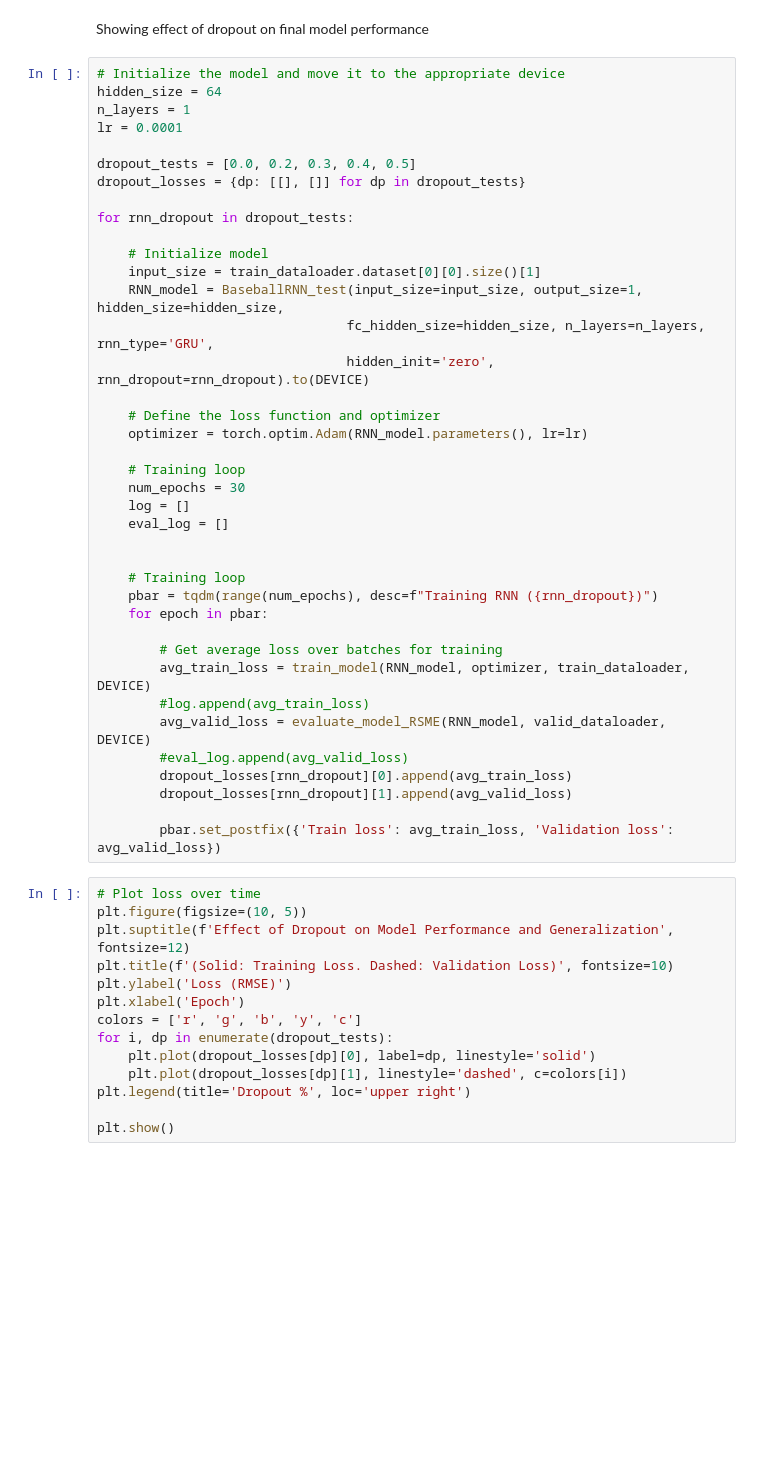
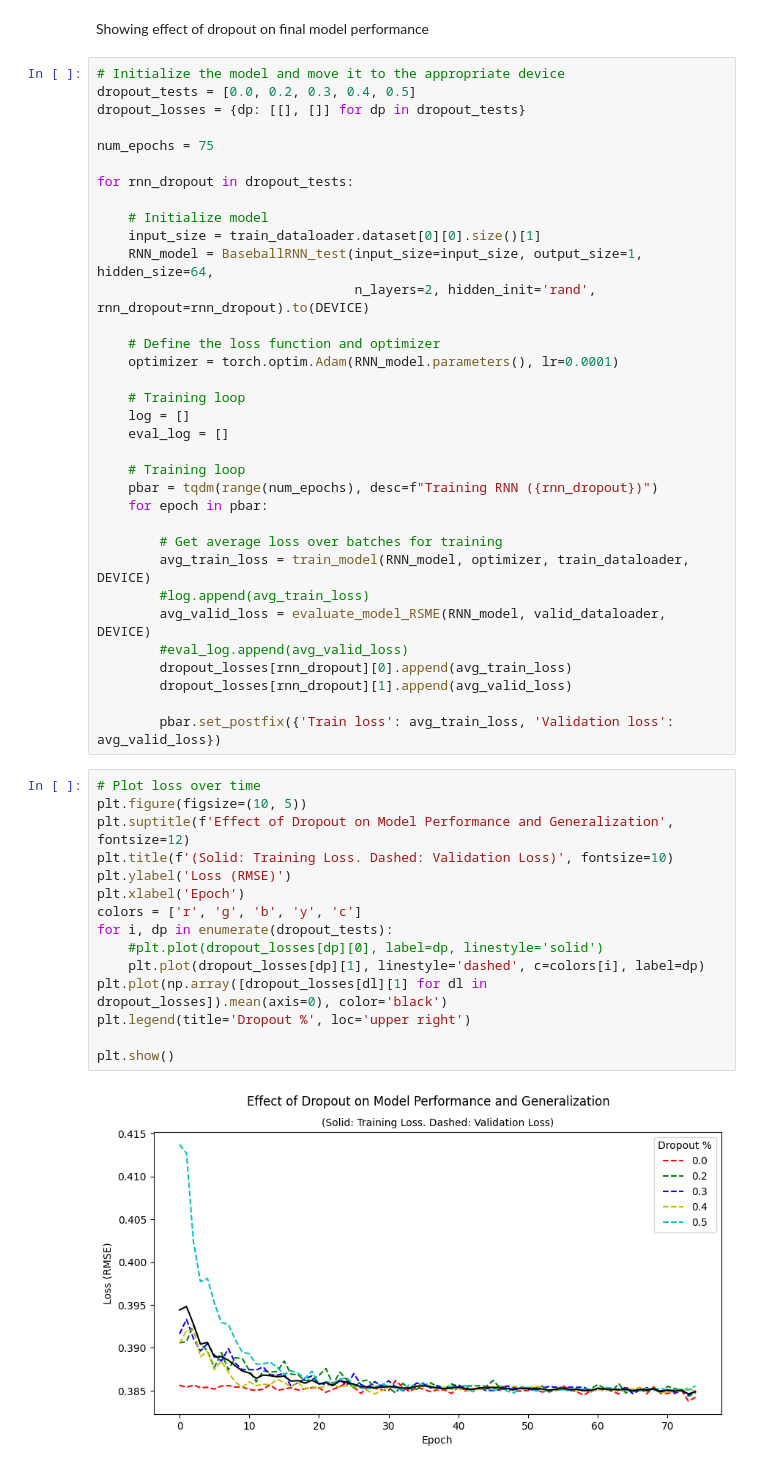
Before and after one commit to zybecker/DS-5500, a Jupyter notebook: RNN_Model/NN_hyperparameter_tuning.ipynb, the cells around one changed output. Cells and saved outputs as stored; diff of their text form; blank space fills up the shorter version.

```diff
--- a/RNN_Model/RNN_hyperparameter_tuning.ipynb
+++ b/RNN_Model/NN_hyperparameter_tuning.ipynb
@@ -490,29 +489,24 @@ evaluate_results(results_rnn, n_best=6)
 Showing effect of dropout on final model performance
 # %%
 # Initialize the model and move it to the appropriate device
-hidden_size = 64
-n_layers = 1
-lr = 0.0001
-
 dropout_tests = [0.0, 0.2, 0.3, 0.4, 0.5]
 dropout_losses = {dp: [[], []] for dp in dropout_tests}
+
+num_epochs = 75
 
 for rnn_dropout in dropout_tests:
 
     # Initialize model
     input_size = train_dataloader.dataset[0][0].size()[1]
-    RNN_model = BaseballRNN_test(input_size=input_size, output_size=1, hidden_size=hidden_size,
-                                fc_hidden_size=hidden_size, n_layers=n_layers, rnn_type='GRU',
-                                hidden_init='zero', rnn_dropout=rnn_dropout).to(DEVICE)
+    RNN_model = BaseballRNN_test(input_size=input_size, output_size=1, hidden_size=64,
+                                 n_layers=2, hidden_init='rand', rnn_dropout=rnn_dropout).to(DEVICE)
 
     # Define the loss function and optimizer
-    optimizer = torch.optim.Adam(RNN_model.parameters(), lr=lr)
+    optimizer = torch.optim.Adam(RNN_model.parameters(), lr=0.0001)
 
     # Training loop
-    num_epochs = 30
     log = []
     eval_log = []
-
 
     # Training loop
     pbar = tqdm(range(num_epochs), desc=f"Training RNN ({rnn_dropout})")
@@ -530,14 +524,17 @@ for rnn_dropout in dropout_tests:
 # %%
 # Plot loss over time
 plt.figure(figsize=(10, 5))
 plt.suptitle(f'Effect of Dropout on Model Performance and Generalization', fontsize=12)
 plt.title(f'(Solid: Training Loss. Dashed: Validation Loss)', fontsize=10)
 plt.ylabel('Loss (RMSE)')
 plt.xlabel('Epoch')
 colors = ['r', 'g', 'b', 'y', 'c']
 for i, dp in enumerate(dropout_tests):
-    plt.plot(dropout_losses[dp][0], label=dp, linestyle='solid')
-    plt.plot(dropout_losses[dp][1], linestyle='dashed', c=colors[i])
+    #plt.plot(dropout_losses[dp][0], label=dp, linestyle='solid')
+    plt.plot(dropout_losses[dp][1], linestyle='dashed', c=colors[i], label=dp)
+plt.plot(np.array([dropout_losses[dl][1] for dl in dropout_losses]).mean(axis=0), color='black')
 plt.legend(title='Dropout %', loc='upper right')
 
 plt.show()
+# %% [output]
+[figure, added]
```
Also changed, not shown: parts of 5 cells of this notebook, 4 other files.
